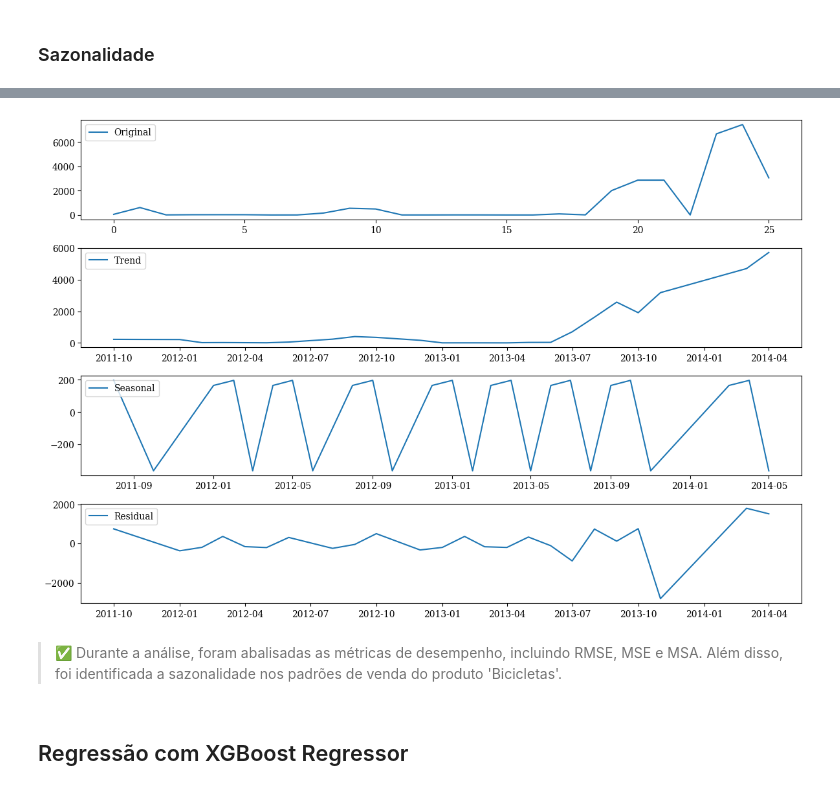
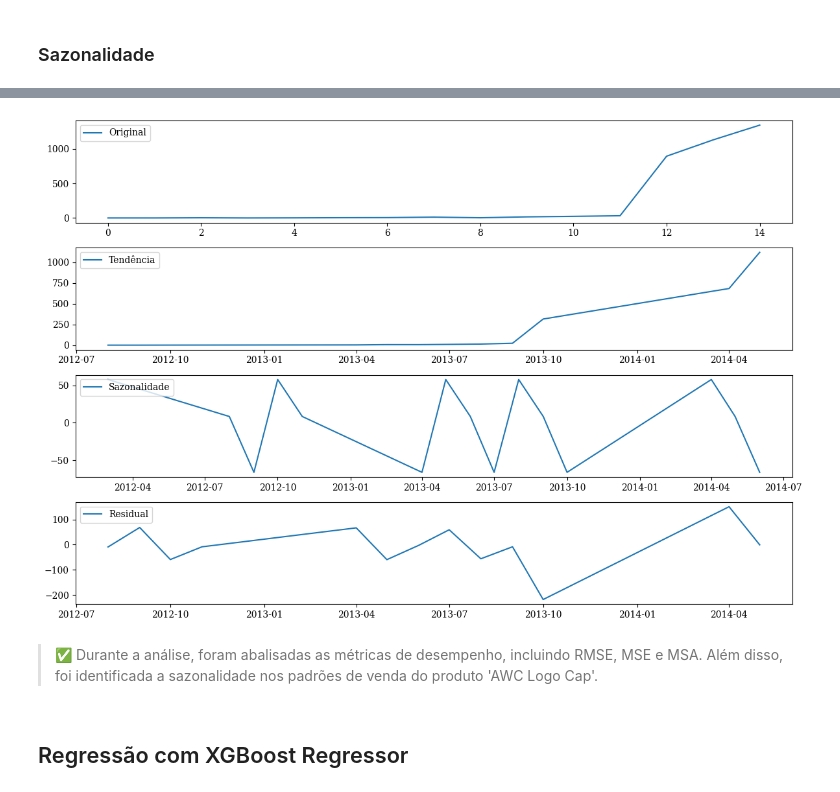
Before and after one commit to andressagomes26/adventure_works_demand_forecast, a Jupyter notebook: demand_forecast.ipynb, the cells around one changed output, grey strips where cells are left out. Saved outputs shown, nothing was run; the diff lists cells and outputs as text; code cells hidden in the pictures.

```diff
--- a/demand_forecast.ipynb
+++ b/demand_forecast.ipynb
@@ -462,4 +464,4 @@ fcst = StatsForecast(
     n_jobs=-1
   )
 # %%
-Y_hat_df = fcst.forecast(h=3, fitted=True)
+Y_hat_df = fcst.forecast(h=3)
@@ -468,5 +468,5 @@ Y_hat_df = fcst.forecast(h=3, fitted=True)
 # %%
-xmat = pd.merge(left=test_agg.reset_index(), right=Y_hat_df.reset_index(), on=['unique_id', 'ds'])
+xmat = pd.merge(left=test_agg.set_index('unique_id').reset_index(), right=Y_hat_df.reset_index(), on=['unique_id', 'ds'])
 xmat2 = xmat.copy()
 # %% [markdown]
 **Previsão sobre a demanda dos próximos 3 meses de cada produto/país/loja**
@@ -524,7 +524,7 @@ def creating_results(p_rec_):
 # %%
 xmat2 = xmat.copy()
 # %%
-xmat2.columns = ['unique_id', 'ds', 'y', 'pred']
+xmat2.columns = ['unique_id', 'ds', 'y', 'pred', 'naive']
 result_xmat2 = creating_results(xmat2)
 result_xmat2.head()
 # %% [output]
@@ -589,4 +590,4 @@ plt.show()
 # %%
-Y_hat_df_filtered = xmat2[xmat2['unique_id'].str.contains("Bicicletas")]
+Y_hat_df_filtered = xmat2[xmat2['unique_id'].str.contains("AWC Logo Cap")]
 Y_hat_df_filtered
 # %% [output]
@@ -648,39 +650,39 @@ monthly_sales = (
     .groupby("ds")["pred"].sum()
     .reset_index()
 )
 
 result = seasonal_decompose(monthly_sales.set_index('ds')["pred"], model='additive', period=3)
 
 def seasonal_decomposition_plots(data: pd.DataFrame, seasonal_decomposition: DecomposeResult):
 
     # Plot the original time series, trend, seasonality, and residual
     plt.figure(figsize=(12, 8))
     plt.subplot(4, 1, 1)
     plt.plot(data['pred'], label='Original')
     plt.legend(loc='upper left')
 
     plt.subplot(4, 1, 2)
-    plt.plot(seasonal_decomposition.trend, label='Trend')
+    plt.plot(seasonal_decomposition.trend, label='Tendência')
     plt.legend(loc='upper left')
 
     plt.subplot(4, 1, 3)
-    plt.plot(seasonal_decomposition.seasonal, label='Seasonal')
+    plt.plot(seasonal_decomposition.seasonal, label='Sazonalidade')
     plt.legend(loc='upper left')
 
     plt.subplot(4, 1, 4)
     plt.plot(seasonal_decomposition.resid, label='Residual')
     plt.legend(loc='upper left')
 
     plt.tight_layout()
 
     return plt.show()
 
 seasonal_decomposition_plots(data=monthly_sales, seasonal_decomposition=result)
 # %% [output]
-[figure, old version]
+[figure, new version]
 # %% [markdown]
 <blockquote class="callout callout_default" theme="✅">
-  <p>✅ Durante a análise, foram abalisadas as métricas de desempenho, incluindo RMSE, MSE e MSA. Além disso, foi identificada a sazonalidade nos padrões de venda do produto 'Bicicletas'.</p>
+  <p>✅ Durante a análise, foram abalisadas as métricas de desempenho, incluindo RMSE, MSE e MSA. Além disso, foi identificada a sazonalidade nos padrões de venda do produto 'AWC Logo Cap'.</p>
 </blockquote>
 # %% [markdown]
 ## Regressão com XGBoost Regressor
```
Also changed, not shown: parts of 52 cells of this notebook.
